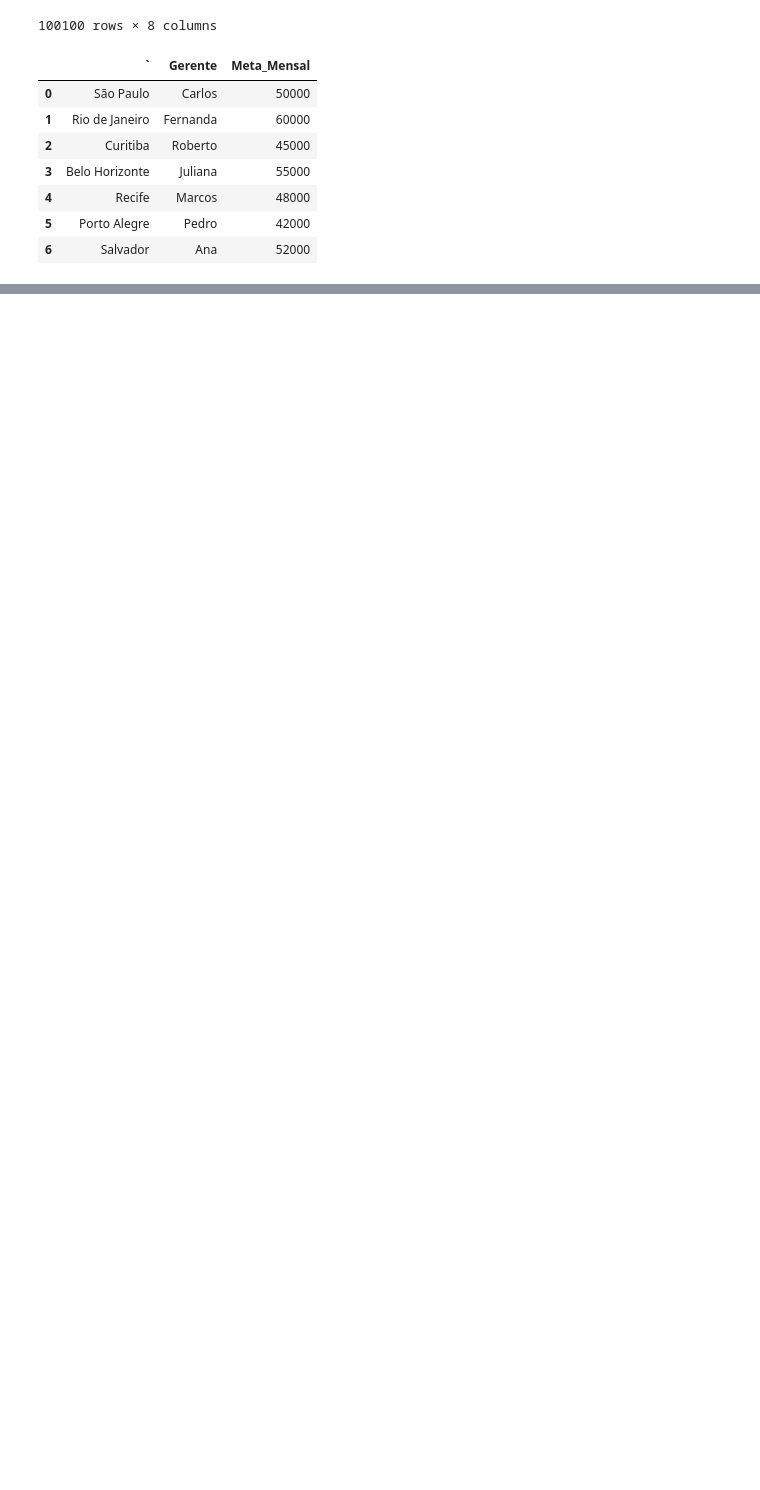
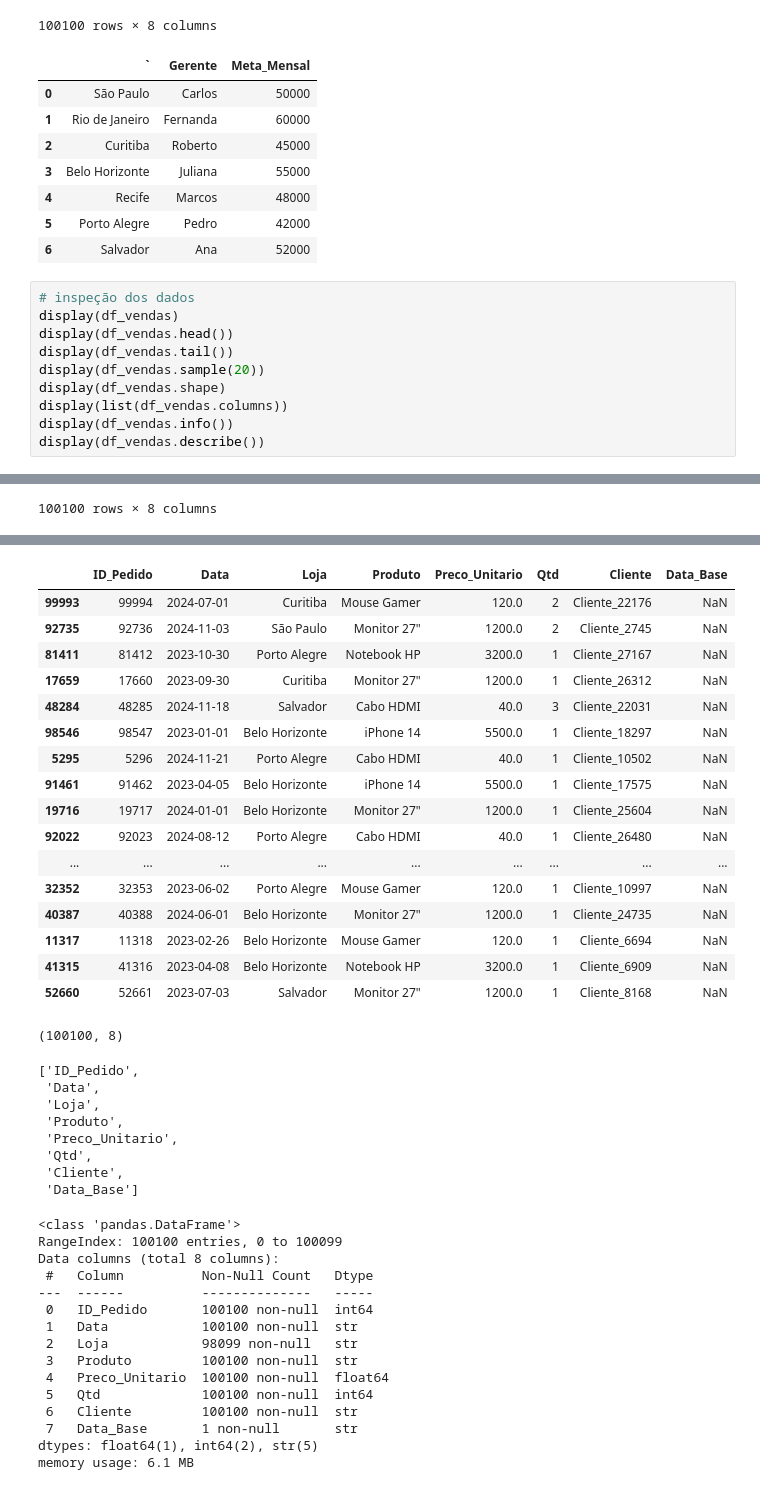
Before and after one commit to thanury/Pandas, a Jupyter notebook: pandas_supremo.ipynb, the cells around one changed output, grey strips where cells are left out. Drawn from its saved outputs; the diff is of its cells as text; blank space fills up the shorter version.

```diff
--- a/pandas_supremo.ipynb
+++ b/pandas_supremo.ipynb
@@ -29,3 +29,14 @@ display(df_gerentes)
 | 4 | Recife | Marcos | 48000 |
 | 5 | Porto Alegre | Pedro | 42000 |
 | 6 | Salvador | Ana | 52000 |
+# %%
+# inspeção dos dados
+display(df_vendas)
+display(df_vendas.head())
+display(df_vendas.tail())
+display(df_vendas.sample(20))
+display(df_vendas.shape)
+display(list(df_vendas.columns))
+display(df_vendas.info())
+display(df_vendas.describe())
+# %% [output]
@@ -31,0 +55 @@ display(df_gerentes)
+100100 rows × 8 columns
@@ -31,0 +68,41 @@ display(df_gerentes)
+|  | ID_Pedido | Data | Loja | Produto | Preco_Unitario | Qtd | Cliente | Data_Base |
+| 99993 | 99994 | 2024-07-01 | Curitiba | Mouse Gamer | 120.0 | 2 | Cliente_22176 | NaN |
+| 92735 | 92736 | 2024-11-03 | São Paulo | Monitor 27" | 1200.0 | 2 | Cliente_2745 | NaN |
+| 81411 | 81412 | 2023-10-30 | Porto Alegre | Notebook HP | 3200.0 | 1 | Cliente_27167 | NaN |
+| 17659 | 17660 | 2023-09-30 | Curitiba | Monitor 27" | 1200.0 | 1 | Cliente_26312 | NaN |
+| 48284 | 48285 | 2024-11-18 | Salvador | Cabo HDMI | 40.0 | 3 | Cliente_22031 | NaN |
+| 98546 | 98547 | 2023-01-01 | Belo Horizonte | iPhone 14 | 5500.0 | 1 | Cliente_18297 | NaN |
+| 5295 | 5296 | 2024-11-21 | Porto Alegre | Cabo HDMI | 40.0 | 1 | Cliente_10502 | NaN |
+| 91461 | 91462 | 2023-04-05 | Belo Horizonte | iPhone 14 | 5500.0 | 1 | Cliente_17575 | NaN |
+| 19716 | 19717 | 2024-01-01 | Belo Horizonte | Monitor 27" | 1200.0 | 1 | Cliente_25604 | NaN |
+| 92022 | 92023 | 2024-08-12 | Porto Alegre | Cabo HDMI | 40.0 | 1 | Cliente_26480 | NaN |
+| ... | ... | ... | ... | ... | ... | ... | ... | ... |
+| 32352 | 32353 | 2023-06-02 | Porto Alegre | Mouse Gamer | 120.0 | 1 | Cliente_10997 | NaN |
+| 40387 | 40388 | 2024-06-01 | Belo Horizonte | Monitor 27" | 1200.0 | 1 | Cliente_24735 | NaN |
+| 11317 | 11318 | 2023-02-26 | Belo Horizonte | Mouse Gamer | 120.0 | 1 | Cliente_6694 | NaN |
+| 41315 | 41316 | 2023-04-08 | Belo Horizonte | Notebook HP | 3200.0 | 1 | Cliente_6909 | NaN |
+| 52660 | 52661 | 2023-07-03 | Salvador | Monitor 27" | 1200.0 | 1 | Cliente_8168 | NaN |
+(100100, 8)
+['ID_Pedido',
+ 'Data',
+ 'Loja',
+ 'Produto',
+ 'Preco_Unitario',
+ 'Qtd',
+ 'Cliente',
+ 'Data_Base']
+<class 'pandas.DataFrame'>
+RangeIndex: 100100 entries, 0 to 100099
+Data columns (total 8 columns):
+ #   Column          Non-Null Count   Dtype
+---  ------          --------------   -----
+ 0   ID_Pedido       100100 non-null  int64
+ 1   Data            100100 non-null  str
+ 2   Loja            98099 non-null   str
+ 3   Produto         100100 non-null  str
+ 4   Preco_Unitario  100100 non-null  float64
+ 5   Qtd             100100 non-null  int64
+ 6   Cliente         100100 non-null  str
+ 7   Data_Base       1 non-null       str
+dtypes: float64(1), int64(2), str(5)
+memory usage: 6.1 MB
```
Also changed, not shown: parts of 3 cells of this notebook.
